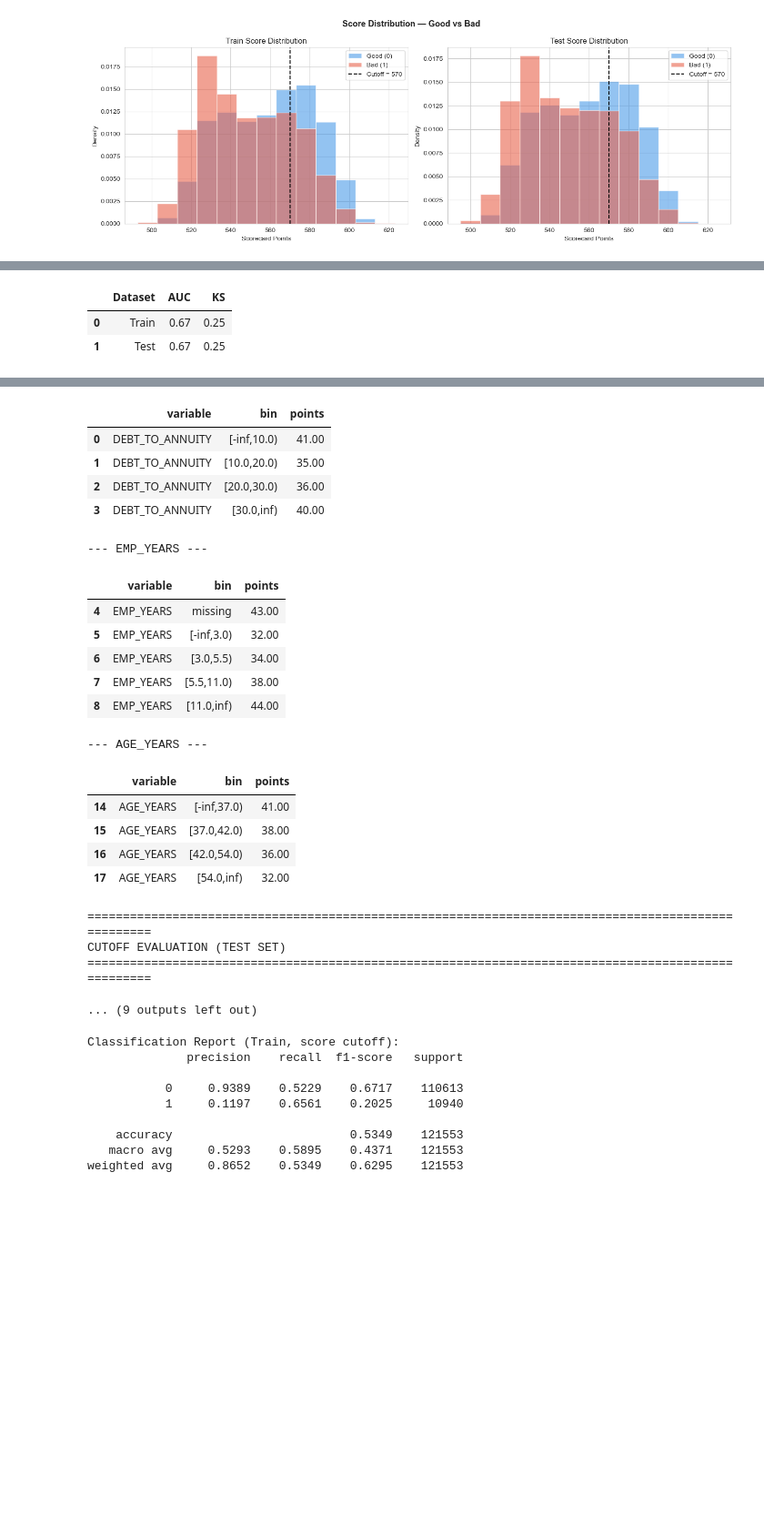
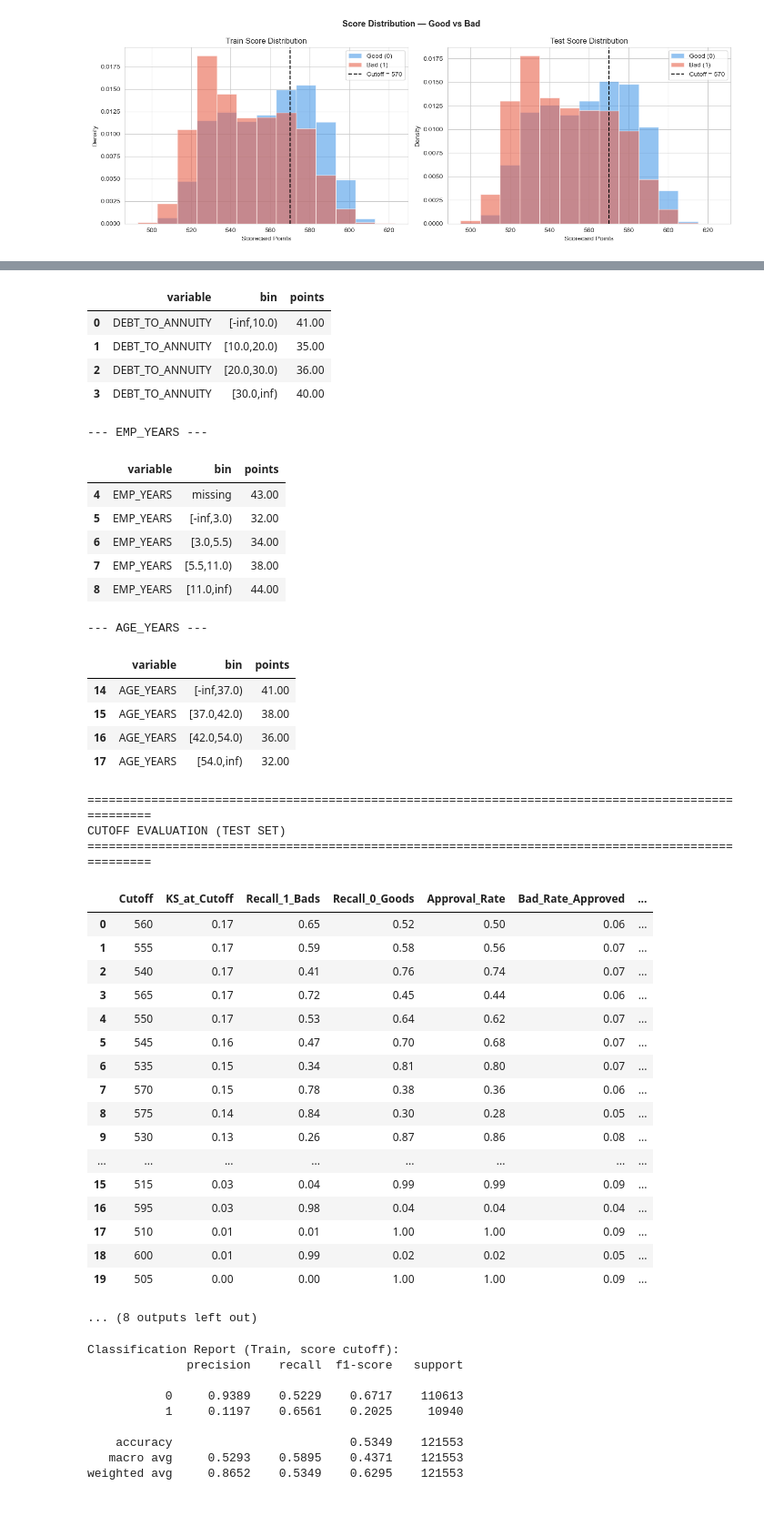
Before and after one commit to spectre-meltdown/IS453-Financial_Analytics-Scorecard_Project, a Jupyter notebook: 3.3 Tuning 3 Change Attribute Ranges.ipynb, the cells around one changed output, grey strips where cells are left out. Shown at 91% size. Saved outputs shown, nothing was run; the diff lists cells and outputs as text; code cells hidden in the pictures; blank space fills up the shorter version.

Commit message:
added evaluation metric for tuning 3 added evaluation for final scorecard with standardized cutoff score of 570

```diff
--- a/3.3 Tuning 3 Change Attribute Ranges.ipynb
+++ b/3.3 Tuning 3 Change Attribute Ranges.ipynb
@@ -1672,7 +1672,13 @@ model_eval_df = pd.DataFrame({
 print("="*100)
 print("MODEL DISCRIMINATION METRICS")
 print("="*100)
-display(model_eval_df)
+print(f"{'Metric':<20} {'Train':>15} {'Test':>15}")
+print("-" * 52)
+print(f"{'AUC':<20} {auc_train:>15.4f} {auc_test:>15.4f}")
+print(f"{'KS (Log)':<20} {ks_train:>15.4f} {ks_test:>15.4f}")
+print("\nTest Set Results:")
+print(f"  Test AUC:  {auc_test:.4f}")
+print(f"  Test KS:   {ks_test:.4f}")
 
 # -----------------------------------------------------------------------------
 # 2) ROC Curve
@@ -1961,34 +1970,48 @@ MODEL DISCRIMINATION METRICS
-|  | Dataset | AUC | KS |
-| 0 | Train | 0.67 | 0.25 |
-| 1 | Test | 0.67 | 0.25 |
 [figure]
 ====================================================================================================
 TUNED SCORECARD BINS FOR SELECTED VARIABLES
 ====================================================================================================
 
 --- DEBT_TO_ANNUITY ---
+|  | variable | bin | points |
+| 0 | DEBT_TO_ANNUITY | [-inf,10.0) | 41.00 |
+| 1 | DEBT_TO_ANNUITY | [10.0,20.0) | 35.00 |
+| 2 | DEBT_TO_ANNUITY | [20.0,30.0) | 36.00 |
+| 3 | DEBT_TO_ANNUITY | [30.0,inf) | 40.00 |
+--- EMP_YEARS ---
 |  | variable | bin | points |
-| 0 | DEBT_TO_ANNUITY | [-inf,10.0) | 41.00 |
-| 1 | DEBT_TO_ANNUITY | [10.0,20.0) | 35.00 |
-| 2 | DEBT_TO_ANNUITY | [20.0,30.0) | 36.00 |
-| 3 | DEBT_TO_ANNUITY | [30.0,inf) | 40.00 |
+| 4 | EMP_YEARS | missing | 43.00 |
+| 5 | EMP_YEARS | [-inf,3.0) | 32.00 |
+| 6 | EMP_YEARS | [3.0,5.5) | 34.00 |
+| 7 | EMP_YEARS | [5.5,11.0) | 38.00 |
+| 8 | EMP_YEARS | [11.0,inf) | 44.00 |
---- EMP_YEARS ---
+--- AGE_YEARS ---
 |  | variable | bin | points |
-| 4 | EMP_YEARS | missing | 43.00 |
-| 5 | EMP_YEARS | [-inf,3.0) | 32.00 |
-| 6 | EMP_YEARS | [3.0,5.5) | 34.00 |
-| 7 | EMP_YEARS | [5.5,11.0) | 38.00 |
-| 8 | EMP_YEARS | [11.0,inf) | 44.00 |
+| 14 | AGE_YEARS | [-inf,37.0) | 41.00 |
+| 15 | AGE_YEARS | [37.0,42.0) | 38.00 |
+| 16 | AGE_YEARS | [42.0,54.0) | 36.00 |
+| 17 | AGE_YEARS | [54.0,inf) | 32.00 |
---- AGE_YEARS ---
+====================================================================================================
+CUTOFF EVALUATION (TEST SET)
+====================================================================================================
-|  | variable | bin | points |
-| 14 | AGE_YEARS | [-inf,37.0) | 41.00 |
-| 15 | AGE_YEARS | [37.0,42.0) | 38.00 |
-| 16 | AGE_YEARS | [42.0,54.0) | 36.00 |
-| 17 | AGE_YEARS | [54.0,inf) | 32.00 |
+|  | Cutoff | KS_at_Cutoff | Recall_1_Bads | Recall_0_Goods | Approval_Rate | Bad_Rate_Approved | ... |
+| 0 | 560 | 0.17 | 0.65 | 0.52 | 0.50 | 0.06 | ... |
+| 1 | 555 | 0.17 | 0.59 | 0.58 | 0.56 | 0.07 | ... |
+| 2 | 540 | 0.17 | 0.41 | 0.76 | 0.74 | 0.07 | ... |
+| 3 | 565 | 0.17 | 0.72 | 0.45 | 0.44 | 0.06 | ... |
+| 4 | 550 | 0.17 | 0.53 | 0.64 | 0.62 | 0.07 | ... |
+| 5 | 545 | 0.16 | 0.47 | 0.70 | 0.68 | 0.07 | ... |
+| 6 | 535 | 0.15 | 0.34 | 0.81 | 0.80 | 0.07 | ... |
+| 7 | 570 | 0.15 | 0.78 | 0.38 | 0.36 | 0.06 | ... |
+| 8 | 575 | 0.14 | 0.84 | 0.30 | 0.28 | 0.05 | ... |
+| 9 | 530 | 0.13 | 0.26 | 0.87 | 0.86 | 0.08 | ... |
+| ... | ... | ... | ... | ... | ... | ... | ... |
+| 15 | 515 | 0.03 | 0.04 | 0.99 | 0.99 | 0.09 | ... |
+| 16 | 595 | 0.03 | 0.98 | 0.04 | 0.04 | 0.04 | ... |
+| 17 | 510 | 0.01 | 0.01 | 1.00 | 1.00 | 0.09 | ... |
+| 18 | 600 | 0.01 | 0.99 | 0.02 | 0.02 | 0.05 | ... |
+| 19 | 505 | 0.00 | 0.00 | 1.00 | 1.00 | 0.09 | ... |
-====================================================================================================
-CUTOFF EVALUATION (TEST SET)
-====================================================================================================
-... (9 outputs left out)
+... (8 outputs left out)
 # %%
 train_pred_cutoff = (train_scores_array < best_cutoff).astype(int)
 test_pred_cutoff  = (test_scores_array < best_cutoff).astype(int)
```
Also changed, not shown: parts of 3 cells of this notebook, 1 other file.
